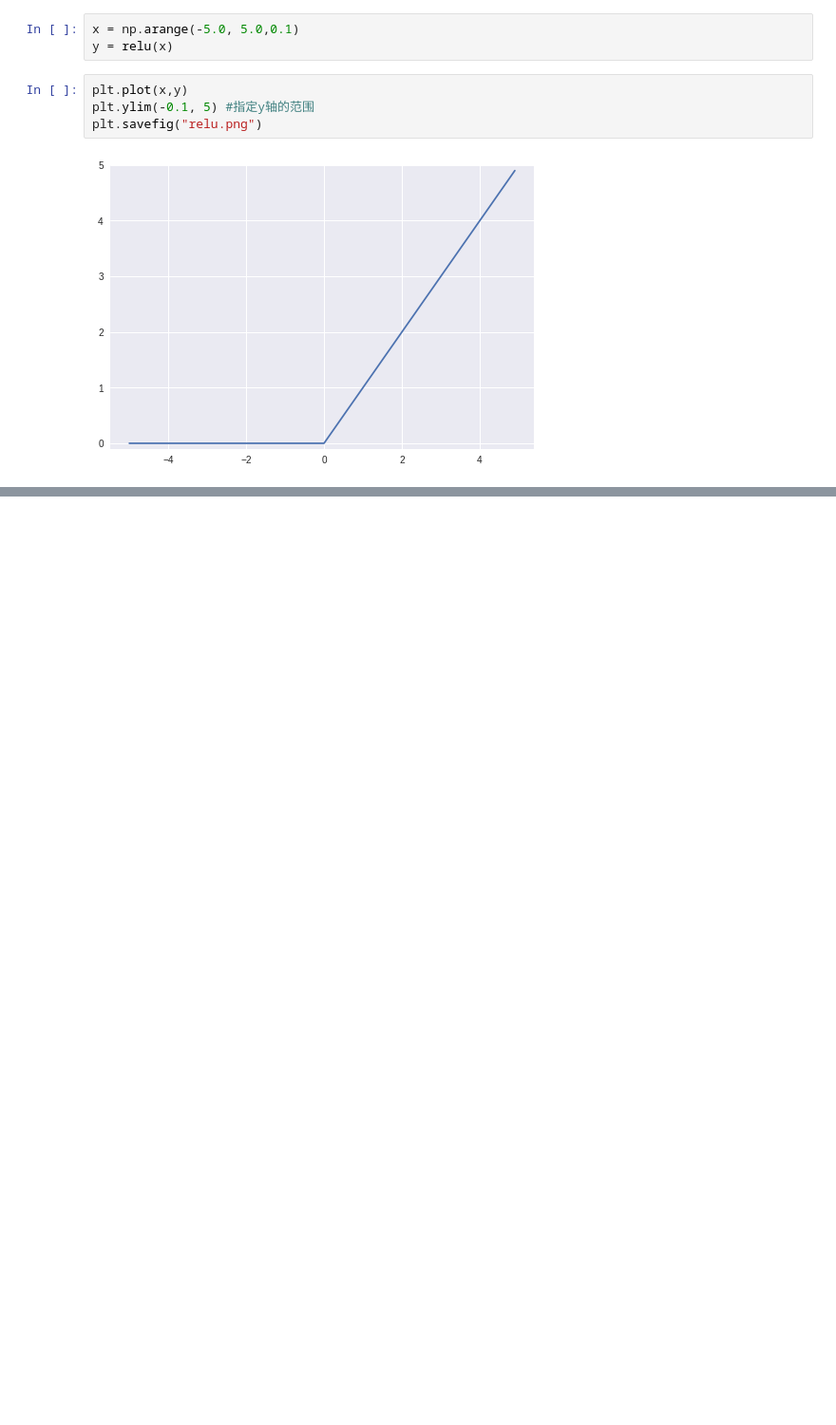
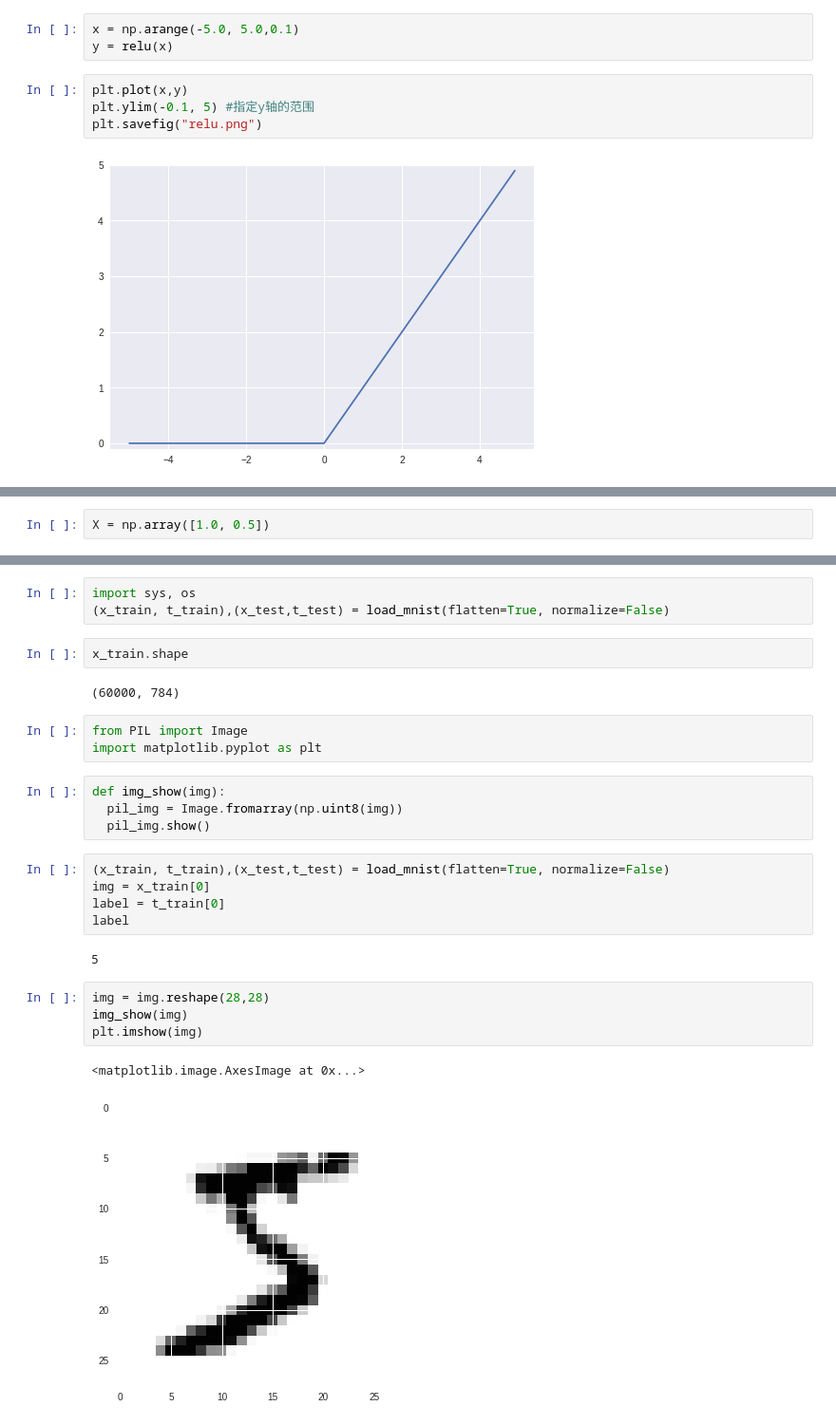
Before and after one commit to dclcs/deep_learning_with_python_code, a Jupyter notebook: deep_learning_with_python_code_ch3.ipynb, the cells around one changed output, grey strips where cells are left out. Shown at 95% size. Drawn from its saved outputs; the diff is of its cells as text; blank space fills up the shorter version.

```diff
--- a/deep_learning_with_python_code_ch3.ipynb
+++ b/deep_learning_with_python_code_ch3.ipynb
@@ -74,0 +153,2 @@ plt.savefig("relu.png")
+# %%
+X = np.array([1.0, 0.5])
@@ -74,0 +408,28 @@ plt.savefig("relu.png")
+# %%
+import sys, os
+(x_train, t_train),(x_test,t_test) = load_mnist(flatten=True, normalize=False)
+# %%
+x_train.shape
+# %% [output]
+(60000, 784)
+# %%
+from PIL import Image
+import matplotlib.pyplot as plt
+# %%
+def img_show(img):
+  pil_img = Image.fromarray(np.uint8(img))
+  pil_img.show()
+# %%
+(x_train, t_train),(x_test,t_test) = load_mnist(flatten=True, normalize=False)
+img = x_train[0]
+label = t_train[0]
+label
+# %% [output]
+5
+# %%
+img = img.reshape(28,28)
+img_show(img)
+plt.imshow(img)
+# %% [output]
+<matplotlib.image.AxesImage at 0x...>
+[figure, added]
```
Also changed, not shown: parts of 64 cells of this notebook.
